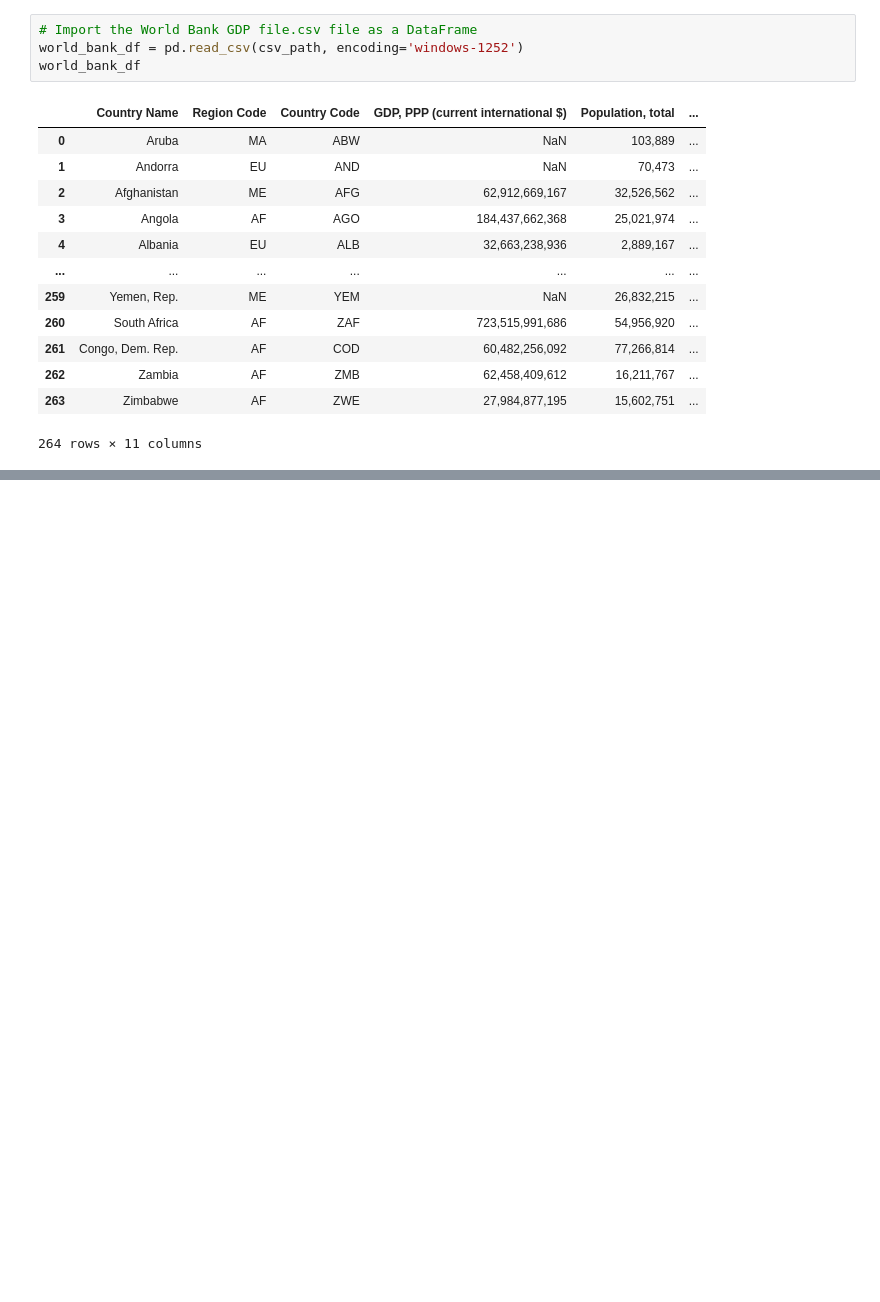
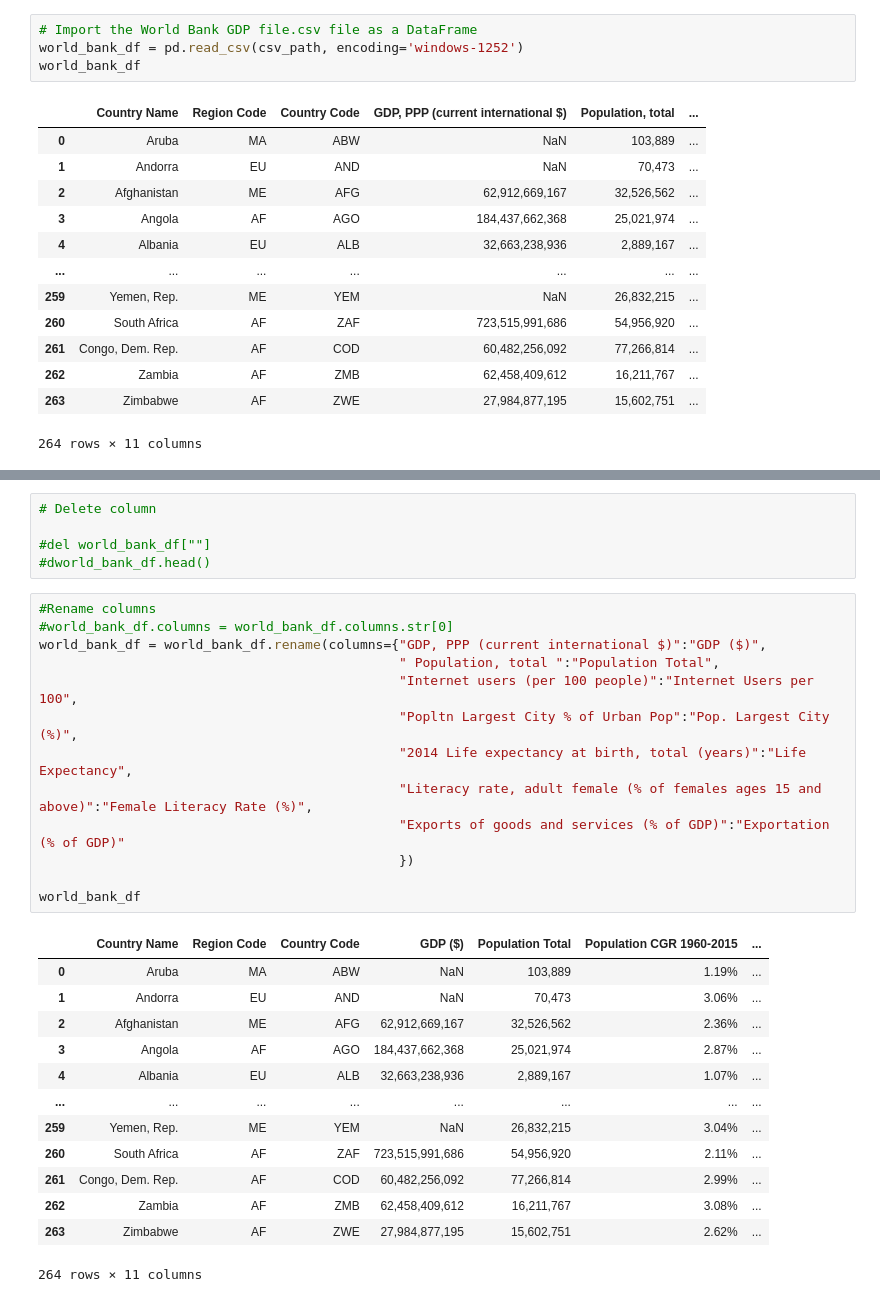
Before and after one commit to ilknurtoptas/Project_1, a Jupyter notebook: Project_1/World GDP Analysis.ipynb, the cells around one changed output, grey strips where cells are left out. Saved outputs shown, nothing was run; the diff lists cells and outputs as text; blank space fills up the shorter version.

```diff
--- a/Project_1/World GDP Analysis.ipynb
+++ b/Project_1/World GDP Analysis.ipynb
@@ -31,0 +44,32 @@ world_bank_df
+# %%
+# Delete column
+
+#del world_bank_df[""]
+#dworld_bank_df.head()
+# %%
+#Rename columns
+#world_bank_df.columns = world_bank_df.columns.str[0]
+world_bank_df = world_bank_df.rename(columns={"GDP, PPP (current international $)":"GDP ($)",
+                                              " Population, total ":"Population Total",
+                                              "Internet users (per 100 people)":"Internet Users per 100",
+                                              "Popltn Largest City % of Urban Pop":"Pop. Largest City (%)",
+                                              "2014 Life expectancy at birth, total (years)":"Life Expectancy",
+                                              "Literacy rate, adult female (% of females ages 15 and above)":"Female Literacy Rate (%)",
+                                              "Exports of goods and services (% of GDP)":"Exportation (% of GDP)"
+                                              })
+
+world_bank_df
+# %% [output]
+|  | Country Name | Region Code | Country Code | GDP ($) | Population Total | Population CGR 1960-2015 | ... |
+| 0 | Aruba | MA | ABW | NaN | 103,889 | 1.19% | ... |
+| 1 | Andorra | EU | AND | NaN | 70,473 | 3.06% | ... |
+| 2 | Afghanistan | ME | AFG | 62,912,669,167 | 32,526,562 | 2.36% | ... |
+| 3 | Angola | AF | AGO | 184,437,662,368 | 25,021,974 | 2.87% | ... |
+| 4 | Albania | EU | ALB | 32,663,238,936 | 2,889,167 | 1.07% | ... |
+| ... | ... | ... | ... | ... | ... | ... | ... |
+| 259 | Yemen, Rep. | ME | YEM | NaN | 26,832,215 | 3.04% | ... |
+| 260 | South Africa | AF | ZAF | 723,515,991,686 | 54,956,920 | 2.11% | ... |
+| 261 | Congo, Dem. Rep. | AF | COD | 60,482,256,092 | 77,266,814 | 2.99% | ... |
+| 262 | Zambia | AF | ZMB | 62,458,409,612 | 16,211,767 | 3.08% | ... |
+| 263 | Zimbabwe | AF | ZWE | 27,984,877,195 | 15,602,751 | 2.62% | ... |
+264 rows × 11 columns
```
Also changed, not shown: parts of 7 cells of this notebook, 1 other file.
